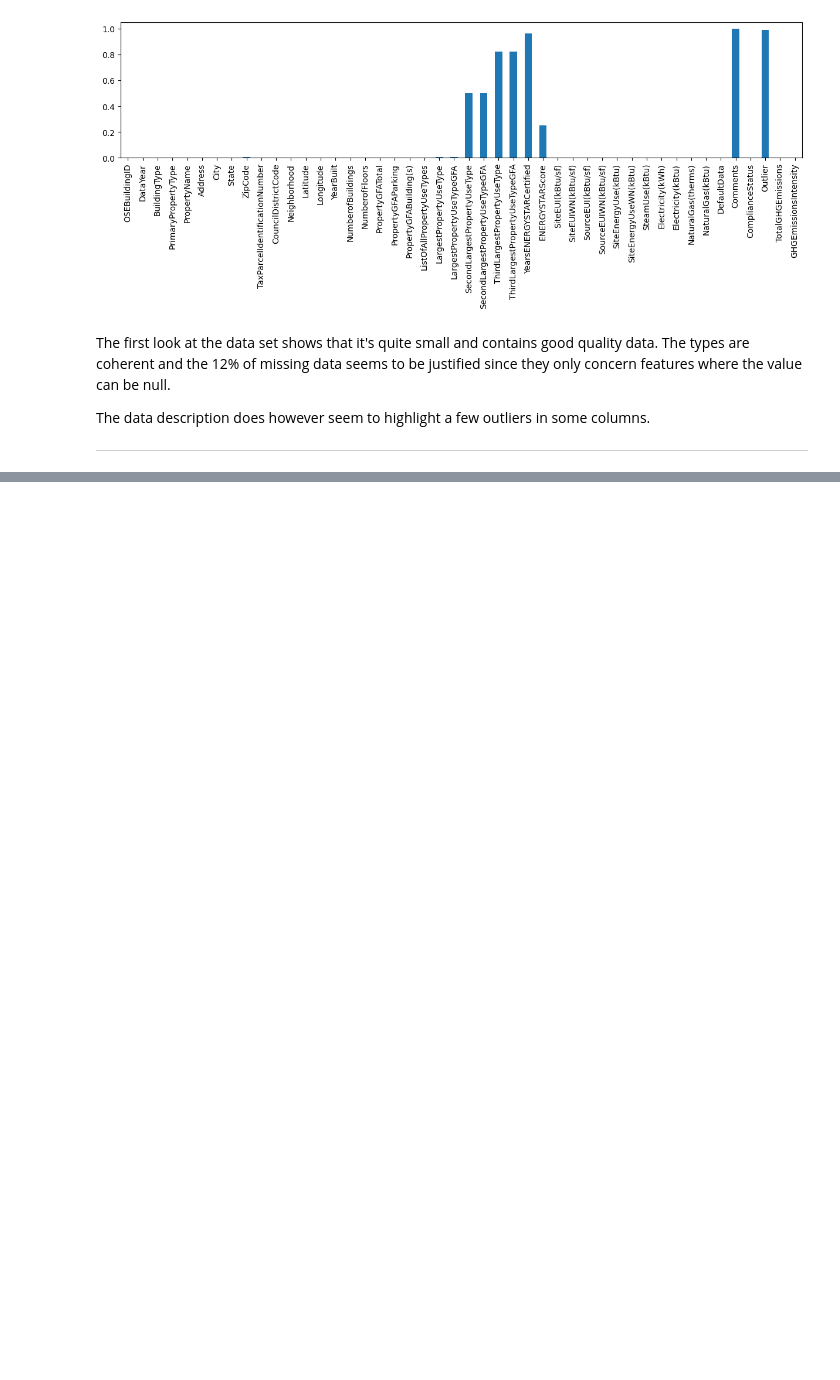
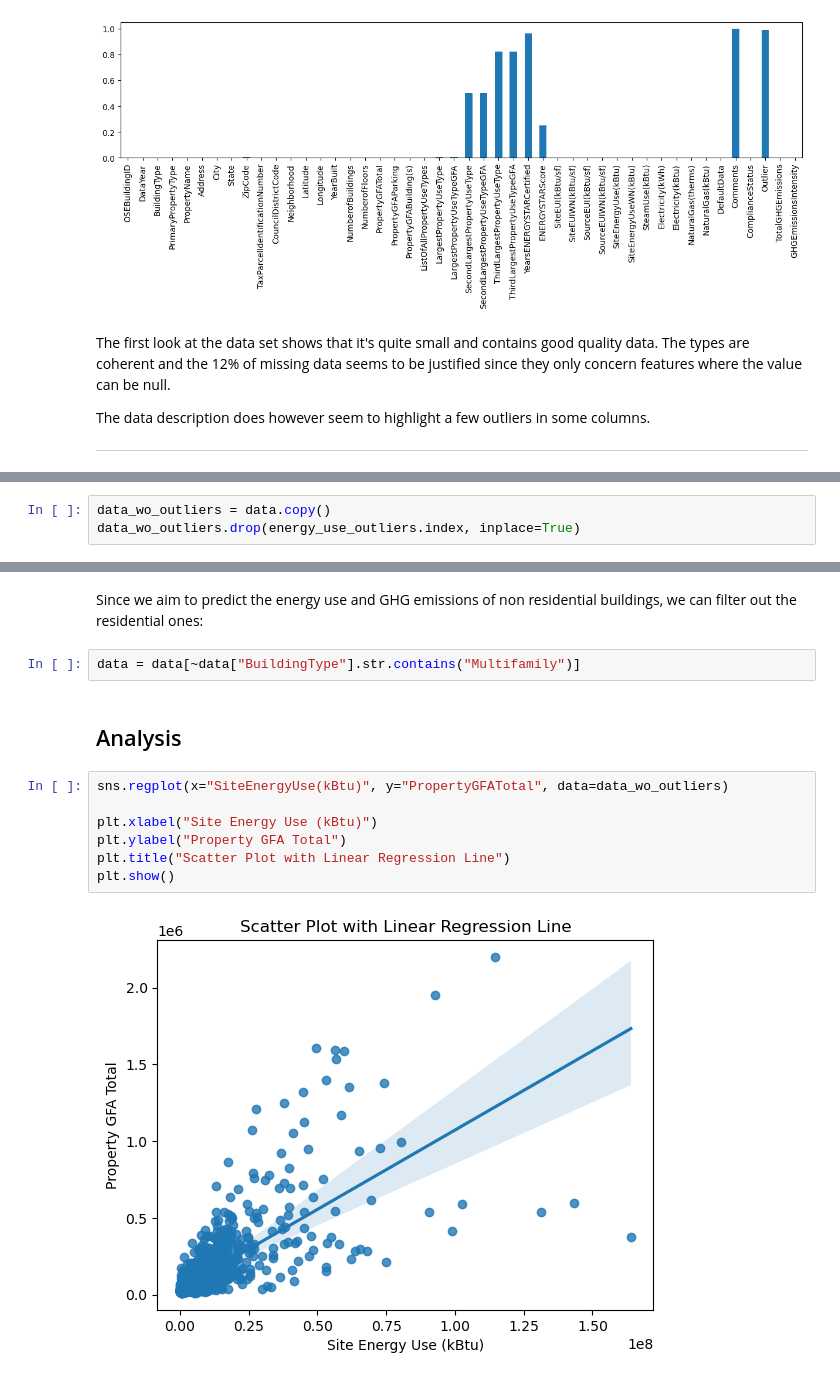
Before and after one commit to Dzov/DSP4, a Jupyter notebook: Haladjian_Amelie-Dzovinar_1_notebook_exploratoire_082023.ipynb, the cells around one changed output, grey strips where cells are left out. Drawn from its saved outputs; the diff is of its cells as text; blank space fills up the shorter version.

```diff
--- a/Haladjian_Amelie-Dzovinar_1_notebook_exploratoire_082023.ipynb
+++ b/Haladjian_Amelie-Dzovinar_1_notebook_exploratoire_082023.ipynb
@@ -213,0 +462,3 @@ raw_data.loc[raw_data["Outlier"].notna()]
+# %%
+data_wo_outliers = data.copy()
+data_wo_outliers.drop(energy_use_outliers.index, inplace=True)
@@ -213,0 +542,15 @@ raw_data.loc[raw_data["Outlier"].notna()]
+# %% [markdown]
+Since we aim to predict the energy use and GHG emissions of non residential buildings, we can filter out the residential ones:
+# %%
+data = data[~data["BuildingType"].str.contains("Multifamily")]
+# %% [markdown]
+## Analysis
+# %%
+sns.regplot(x="SiteEnergyUse(kBtu)", y="PropertyGFATotal", data=data_wo_outliers)
+
+plt.xlabel("Site Energy Use (kBtu)")
+plt.ylabel("Property GFA Total")
+plt.title("Scatter Plot with Linear Regression Line")
+plt.show()
+# %% [output]
+[figure, added]
```
Also changed, not shown: parts of 49 cells of this notebook.
